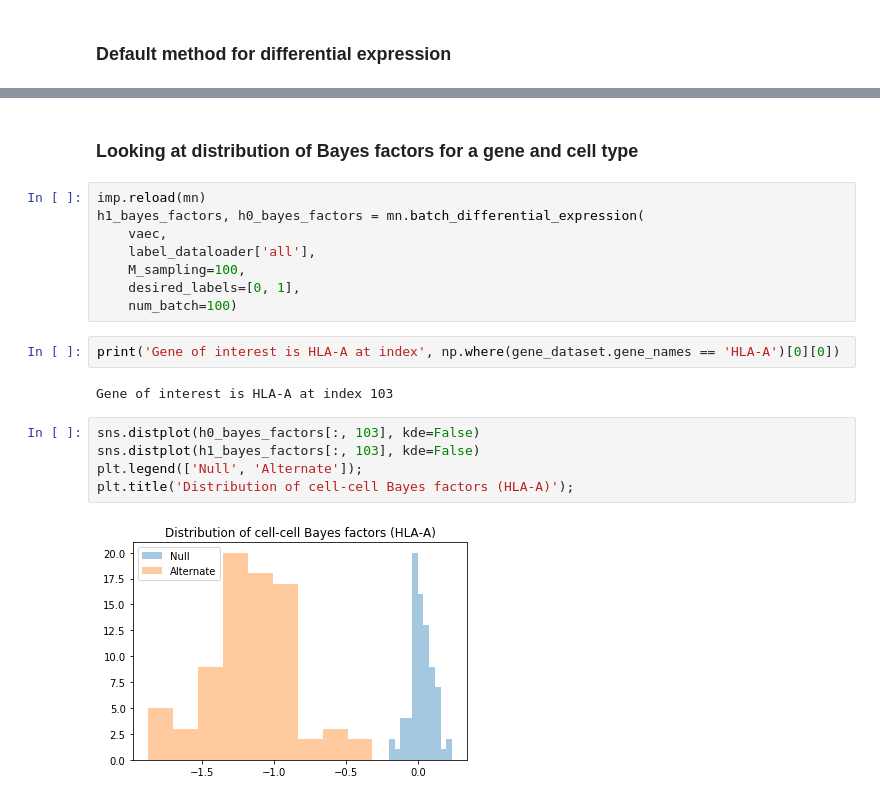
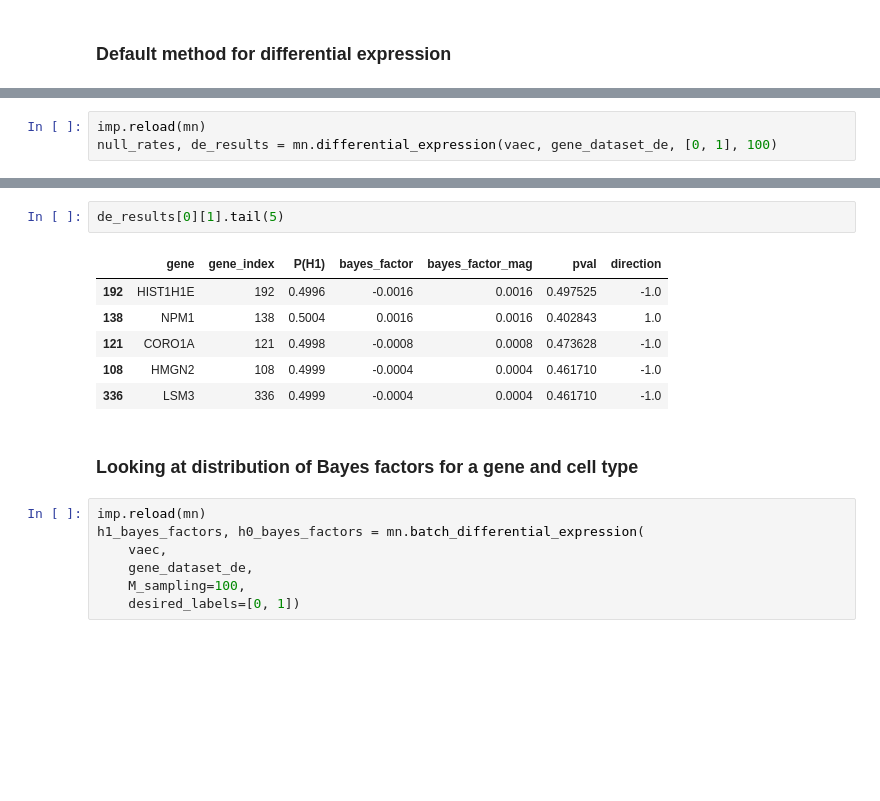
Before and after one commit to mincheoly/scVI-extensions, a Jupyter notebook: notebooks/de_dev.ipynb, the cells around one changed output, grey strips where cells are left out. Cells and saved outputs as stored; diff of their text form; blank space fills up the shorter version.

```diff
--- a/notebooks/de_dev.ipynb
+++ b/notebooks/de_dev.ipynb
@@ -151,0 +142,3 @@ Most DE gene: HLA-A
+# %%
+imp.reload(mn)
+null_rates, de_results = mn.differential_expression(vaec, gene_dataset_de, [0, 1], 100)
@@ -152,21 +161,18 @@ Most DE gene: HLA-A
+# %%
+de_results[0][1].tail(5)
+# %% [output]
+|  | gene | gene_index | P(H1) | bayes_factor | bayes_factor_mag | pval | direction |
+| 192 | HIST1H1E | 192 | 0.4996 | -0.0016 | 0.0016 | 0.497525 | -1.0 |
+| 138 | NPM1 | 138 | 0.5004 | 0.0016 | 0.0016 | 0.402843 | 1.0 |
+| 121 | CORO1A | 121 | 0.4998 | -0.0008 | 0.0008 | 0.473628 | -1.0 |
+| 108 | HMGN2 | 108 | 0.4999 | -0.0004 | 0.0004 | 0.461710 | -1.0 |
+| 336 | LSM3 | 336 | 0.4999 | -0.0004 | 0.0004 | 0.461710 | -1.0 |
 # %% [markdown]
 ### Looking at distribution of Bayes factors for a gene and cell type
 # %%
 imp.reload(mn)
 h1_bayes_factors, h0_bayes_factors = mn.batch_differential_expression(
     vaec,
-    label_dataloader['all'],
+    gene_dataset_de,
     M_sampling=100,
-    desired_labels=[0, 1],
-    num_batch=100)
+    desired_labels=[0, 1])
-# %%
-print('Gene of interest is HLA-A at index', np.where(gene_dataset.gene_names == 'HLA-A')[0][0])
-# %% [output]
-Gene of interest is HLA-A at index 103
-# %%
-sns.distplot(h0_bayes_factors[:, 103], kde=False)
-sns.distplot(h1_bayes_factors[:, 103], kde=False)
-plt.legend(['Null', 'Alternate']);
-plt.title('Distribution of cell-cell Bayes factors (HLA-A)');
-# %% [output]
-[figure, removed]
```
Also changed, not shown: parts of 26 cells of this notebook, 8 other files.
